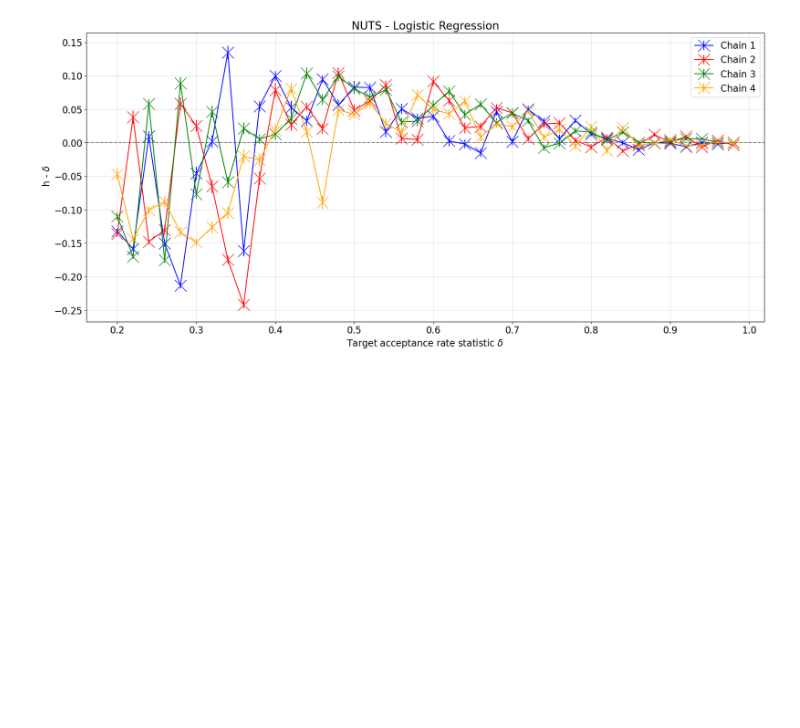
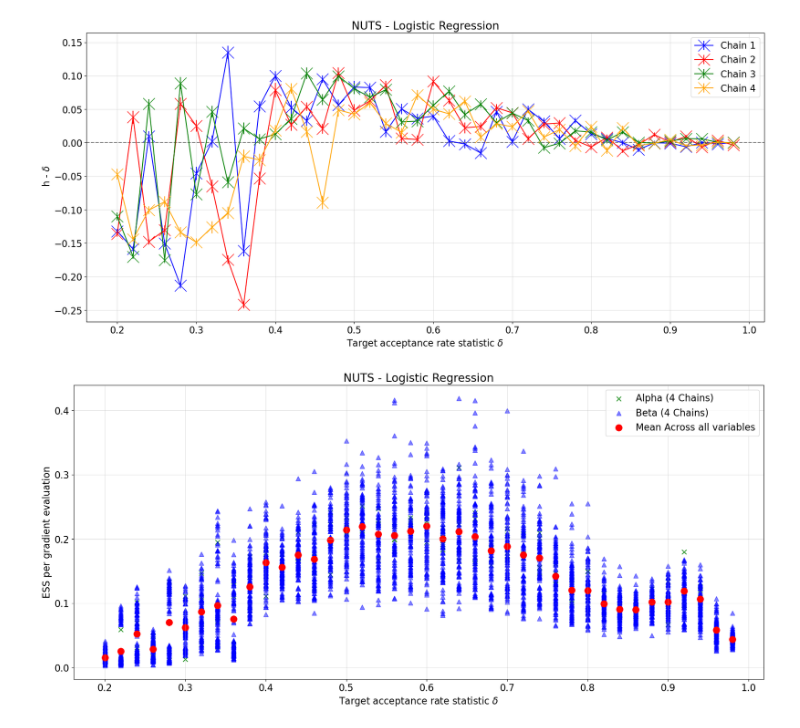
Before and after one commit to Mattia-Ponchio/Inference_Project, a Jupyter notebook: GermanCreditData.ipynb, the cells around one changed output. Cells and saved outputs as stored; diff of their text form; code cells hidden in the pictures; blank space fills up the shorter version.

Commit message:
Added ESS per grad

```diff
--- a/GermanCreditData.ipynb
+++ b/GermanCreditData.ipynb
@@ -428,3 +473,21 @@ plt.show()
 # %% [output]
 [figure]
 [figure]
+# %%
+repeated_X = [ val for val in accept_rate_list for _ in range(CHAINS) ]
+
+# plot with errorbars
+fig, ax = plt.subplots(figsize=(21,9))
+plt.scatter(x = repeated_X, y = ESS_GRAD_EV_ALPHA, marker="x", label="Alpha (4 Chains)", color="green", alpha = 0.8, s = 60)
+repeated_X = [ val for val in accept_rate_list for _ in range(CHAINS*24) ]
+plt.scatter(x = repeated_X, y = ESS_GRAD_EV_BETA, marker="^", label="Beta (4 Chains)", color="blue", alpha = 0.5 , s = 60)
+plt.scatter(x = accept_rate_list, y = ESS_GRAD_EV_SCALAR, marker="o", label="Mean Across all variables", color="red", s = 120)
+
+plt.xlabel(r"Target acceptance rate statistic $\delta$ ")
+plt.ylabel("ESS per gradient evaluation")
+plt.title("NUTS - Logistic Regression")
+plt.legend(loc="upper right", fontsize=16)
+plt.grid(alpha=0.4)
+plt.show()
+# %% [output]
+[figure, added]
```
Also changed, not shown: parts of 1 cell of this notebook.
